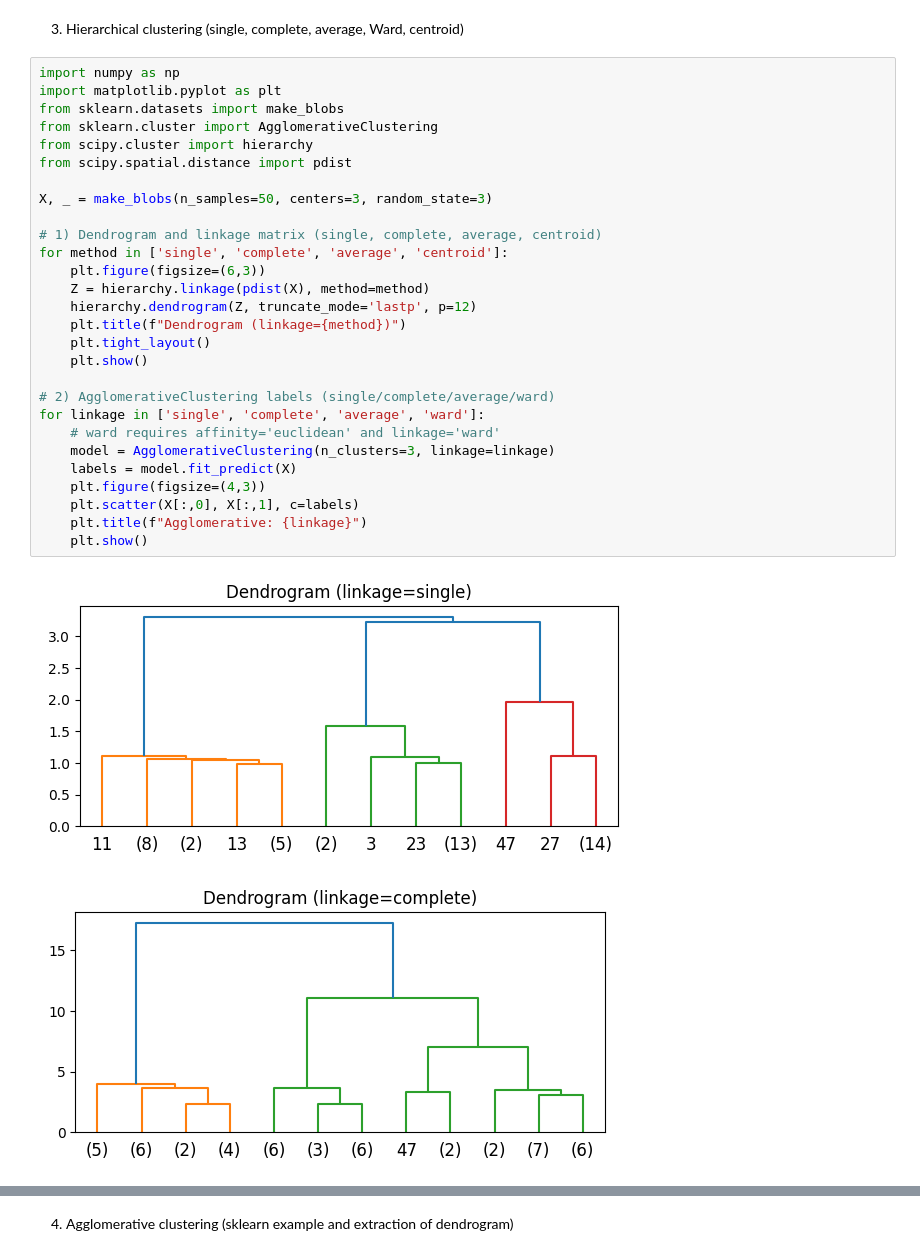
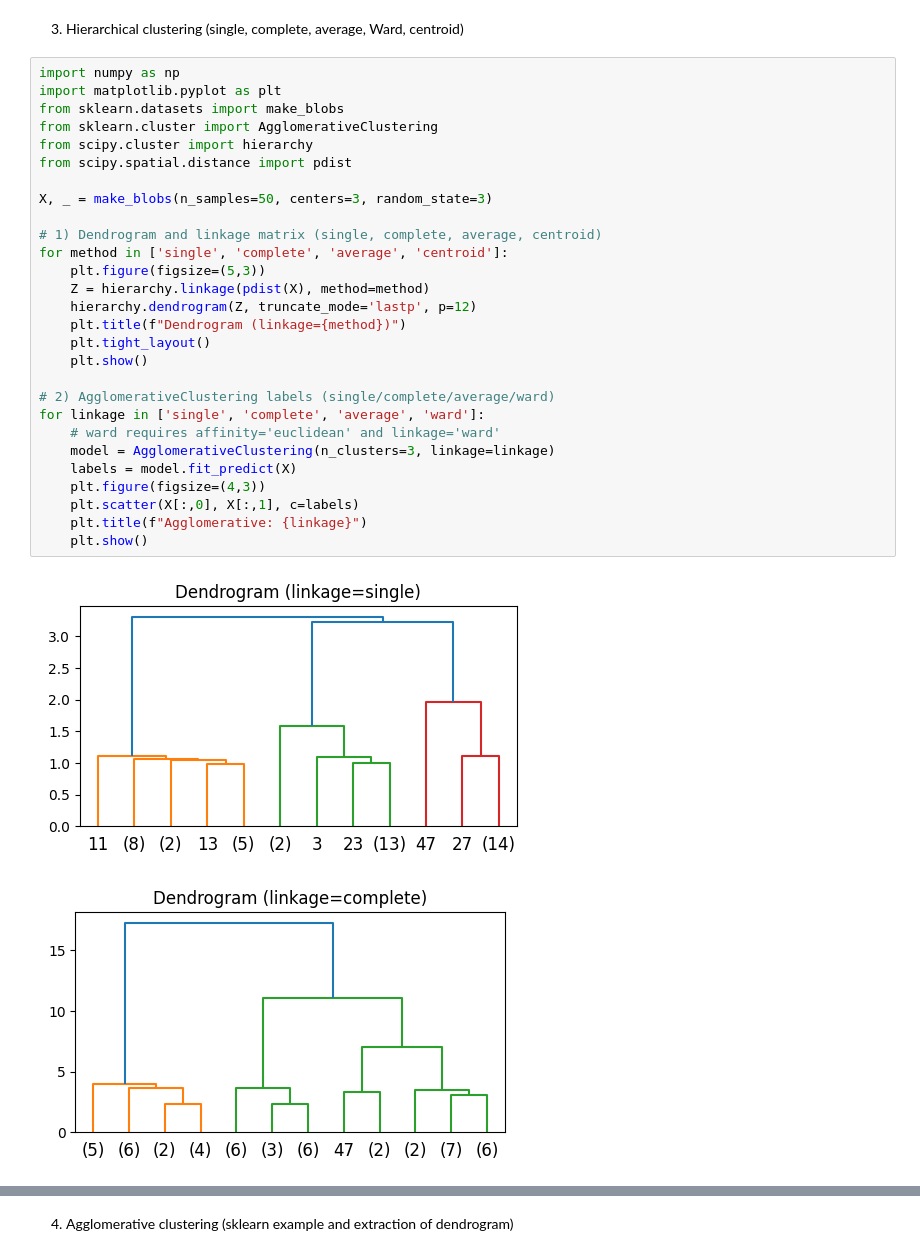
Before and after one commit to AMJAMAITHILI/ML_LAB-141, a Jupyter notebook: ML_LAB7.ipynb, the cells around one changed output, grey strips where cells are left out. Saved outputs shown, nothing was run; the diff lists cells and outputs as text.

```diff
--- a/ML_LAB7.ipynb
+++ b/ML_LAB7.ipynb
@@ -69,31 +69,31 @@ plt.show()
 # %%
 import numpy as np
 import matplotlib.pyplot as plt
 from sklearn.datasets import make_blobs
 from sklearn.cluster import AgglomerativeClustering
 from scipy.cluster import hierarchy
 from scipy.spatial.distance import pdist
 
 X, _ = make_blobs(n_samples=50, centers=3, random_state=3)
 
 # 1) Dendrogram and linkage matrix (single, complete, average, centroid)
 for method in ['single', 'complete', 'average', 'centroid']:
-    plt.figure(figsize=(6,3))
+    plt.figure(figsize=(5,3))
     Z = hierarchy.linkage(pdist(X), method=method)
     hierarchy.dendrogram(Z, truncate_mode='lastp', p=12)
     plt.title(f"Dendrogram (linkage={method})")
     plt.tight_layout()
     plt.show()
 
 # 2) AgglomerativeClustering labels (single/complete/average/ward)
 for linkage in ['single', 'complete', 'average', 'ward']:
     # ward requires affinity='euclidean' and linkage='ward'
     model = AgglomerativeClustering(n_clusters=3, linkage=linkage)
     labels = model.fit_predict(X)
     plt.figure(figsize=(4,3))
     plt.scatter(X[:,0], X[:,1], c=labels)
     plt.title(f"Agglomerative: {linkage}")
     plt.show()
 # %% [output]
-[figure, old version]
+[figure, new version]
-[figure, old version]
+[figure, new version]
```
Also changed, not shown: parts of 1 cell of this notebook.
